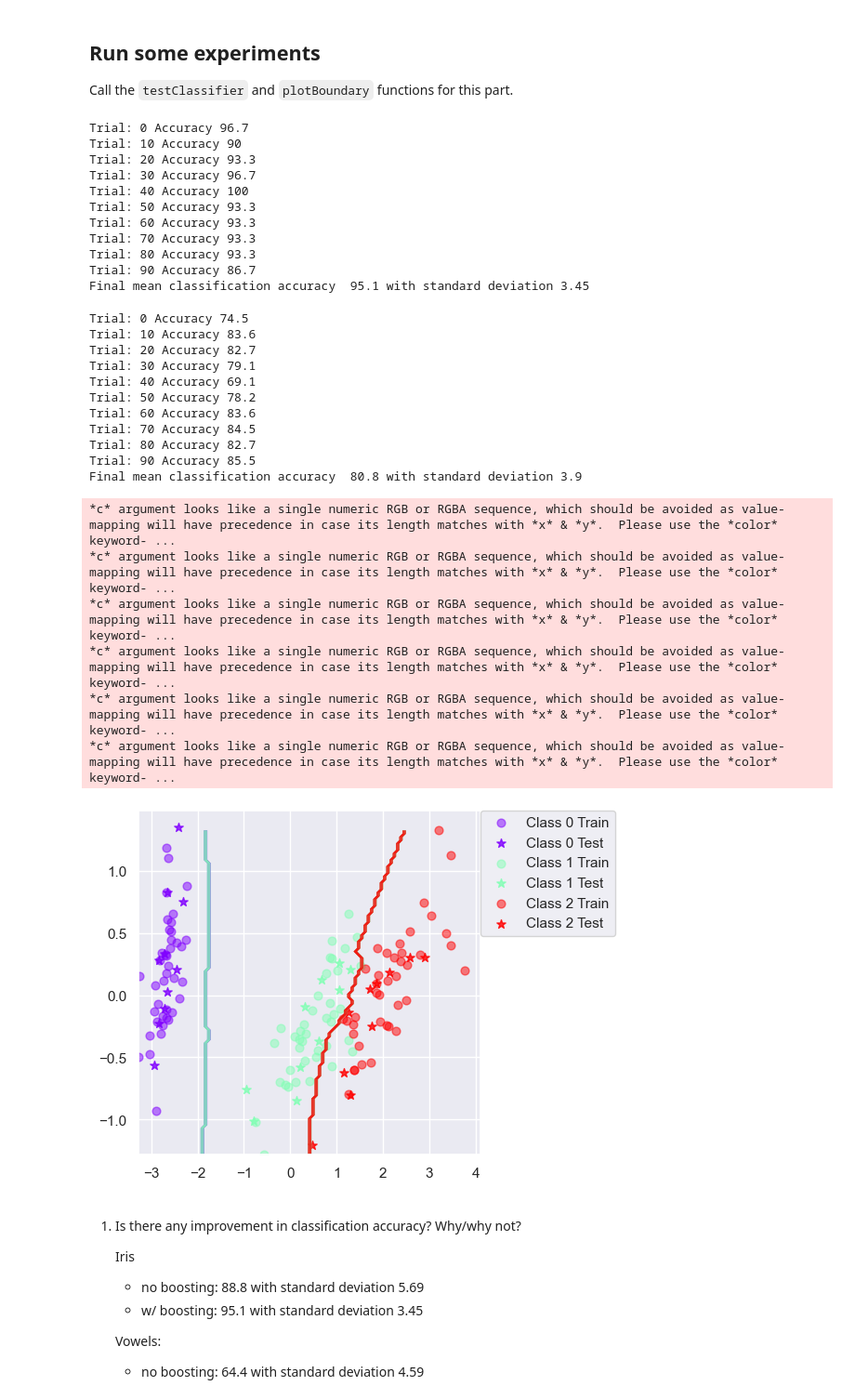
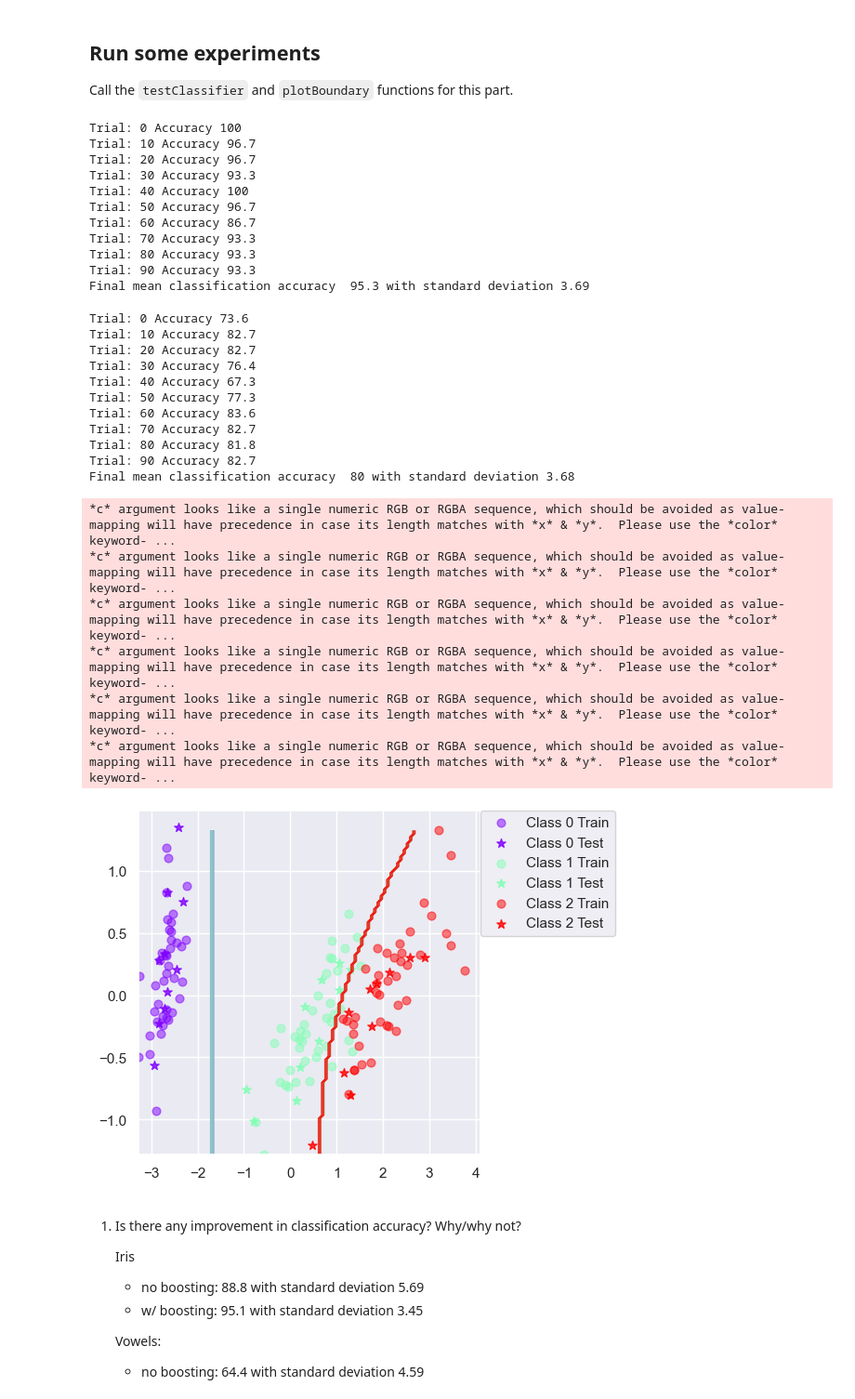
Before and after one commit to cetceeve/KTH-DD2421-machine-learning-labs, a Jupyter notebook: lab3py/lab3.ipynb, the cells around one changed output. Shown at 93% size. Drawn from its saved outputs; the diff is of its cells as text; code cells hidden in the pictures.

```diff
--- a/lab3py/lab3.ipynb
+++ b/lab3py/lab3.ipynb
@@ -72,11 +72,11 @@ def mlParams(X, labels, W=None):
     # TODO: fill in the code to compute mu and sigma!
     # ==========================
     for i,c in enumerate(classes):
-        idx = labels==c # Returns a true or false with the length of y
+        # idx = labels==c # Returns a true or false with the length of y
         # Or more compactly extract the indices for which y==class is true,
         # analogous to MATLAB’s find
         idx = np.where(labels==c)[0]
-        X_ci = X[idx, :]
+        X_ci = X[idx, :] # X_ci = [[x, y],[x, y]]
         mu[i, :] = np.mean(X_ci, axis=0)
         # for d in range(Ndims):
         #     offset = np.zeros((len(X_ci), Ndims))
@@ -145,7 +145,7 @@ def mlParams(X, labels, W=None):
     # TODO: fill in the code to compute mu and sigma!
     # ==========================
     for i,c in enumerate(classes):
-        idx = labels==c # Returns a true or false with the length of y
+        # idx = labels==c # Returns a true or false with the length of y
         # Or more compactly extract the indices for which y==class is true,
         # analogous to MATLAB’s find
         idx = np.where(labels==c)[0]
@@ -153,10 +153,10 @@ def mlParams(X, labels, W=None):
         W_ci = W[idx]
         mu[i, :] = np.dot(np.transpose(W_ci), X_ci)/np.sum(W_ci)
 
-        # offset = X_ci - mu[i, :]
-        # avgOffset = np.dot(np.transpose(W_ci), offset**2)/np.sum(W_ci)
-        # sigma[i, :, :] = np.diag(avgOffset[0])
-        sigma[i, :, :] = cal_Cov(X_ci, W_ci)
+        offset = X_ci - mu[i, :]
+        avgOffset = np.dot(np.transpose(W_ci), offset**2)/np.sum(W_ci)
+        sigma[i, :, :] = np.diag(avgOffset[0])
+        # sigma[i, :, :] = cal_Cov(X_ci, W_ci)
     # ==========================
     return mu, sigma
 # %% [markdown]
@@ -386,42 +364,42 @@ Call the `testClassifier` and `plotBoundary` functions for this part.
 # %%
 testClassifier(BoostClassifier(BayesClassifier(), T=10), dataset='iris',split=0.8)
 # %% [output]
-Trial: 0 Accuracy 96.7
-Trial: 10 Accuracy 90
-Trial: 20 Accuracy 93.3
-Trial: 30 Accuracy 96.7
+Trial: 0 Accuracy 100
+Trial: 10 Accuracy 96.7
+Trial: 20 Accuracy 96.7
+Trial: 30 Accuracy 93.3
 Trial: 40 Accuracy 100
-Trial: 50 Accuracy 93.3
-Trial: 60 Accuracy 93.3
+Trial: 50 Accuracy 96.7
+Trial: 60 Accuracy 86.7
 Trial: 70 Accuracy 93.3
 Trial: 80 Accuracy 93.3
-Trial: 90 Accuracy 86.7
-Final mean classification accuracy  95.1 with standard deviation 3.45
+Trial: 90 Accuracy 93.3
+Final mean classification accuracy  95.3 with standard deviation 3.69
 # %%
 testClassifier(BoostClassifier(BayesClassifier(), T=10), dataset='vowel',split=0.8)
 # %% [output]
-Trial: 0 Accuracy 74.5
-Trial: 10 Accuracy 83.6
+Trial: 0 Accuracy 73.6
+Trial: 10 Accuracy 82.7
 Trial: 20 Accuracy 82.7
-Trial: 30 Accuracy 79.1
-Trial: 40 Accuracy 69.1
-Trial: 50 Accuracy 78.2
+Trial: 30 Accuracy 76.4
+Trial: 40 Accuracy 67.3
+Trial: 50 Accuracy 77.3
 Trial: 60 Accuracy 83.6
-Trial: 70 Accuracy 84.5
-Trial: 80 Accuracy 82.7
-Trial: 90 Accuracy 85.5
-Final mean classification accuracy  80.8 with standard deviation 3.9
+Trial: 70 Accuracy 82.7
+Trial: 80 Accuracy 81.8
+Trial: 90 Accuracy 82.7
+Final mean classification accuracy  80 with standard deviation 3.68
 # %%
 %matplotlib inline
-plotBoundary(BoostClassifier(BayesClassifier(), T=10), dataset='iris',split=0.8)
+plotBoundary(BoostClassifier(BayesClassifier(), T=2), dataset='iris',split=0.8)
 # %% [output]
 *c* argument looks like a single numeric RGB or RGBA sequence, which should be avoided as value-mapping will have precedence in case its length matches with *x* & *y*.  Please use the *color* keyword- ...
 *c* argument looks like a single numeric RGB or RGBA sequence, which should be avoided as value-mapping will have precedence in case its length matches with *x* & *y*.  Please use the *color* keyword- ...
 *c* argument looks like a single numeric RGB or RGBA sequence, which should be avoided as value-mapping will have precedence in case its length matches with *x* & *y*.  Please use the *color* keyword- ...
 *c* argument looks like a single numeric RGB or RGBA sequence, which should be avoided as value-mapping will have precedence in case its length matches with *x* & *y*.  Please use the *color* keyword- ...
 *c* argument looks like a single numeric RGB or RGBA sequence, which should be avoided as value-mapping will have precedence in case its length matches with *x* & *y*.  Please use the *color* keyword- ...
 *c* argument looks like a single numeric RGB or RGBA sequence, which should be avoided as value-mapping will have precedence in case its length matches with *x* & *y*.  Please use the *color* keyword- ...
-[figure, old version]
+[figure, new version]
 # %% [markdown]
 1. Is there any improvement in classification accuracy? Why/why not?
 
```
Also changed, not shown: parts of 4 cells of this notebook.
